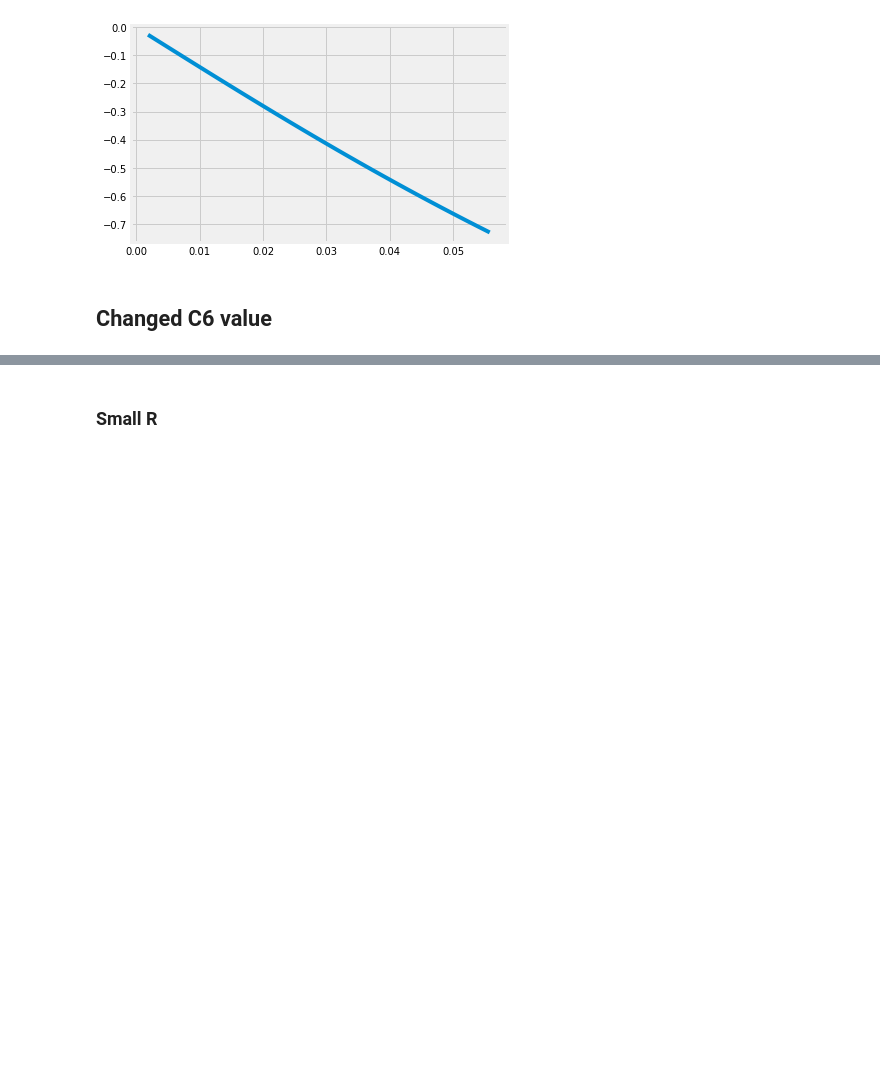
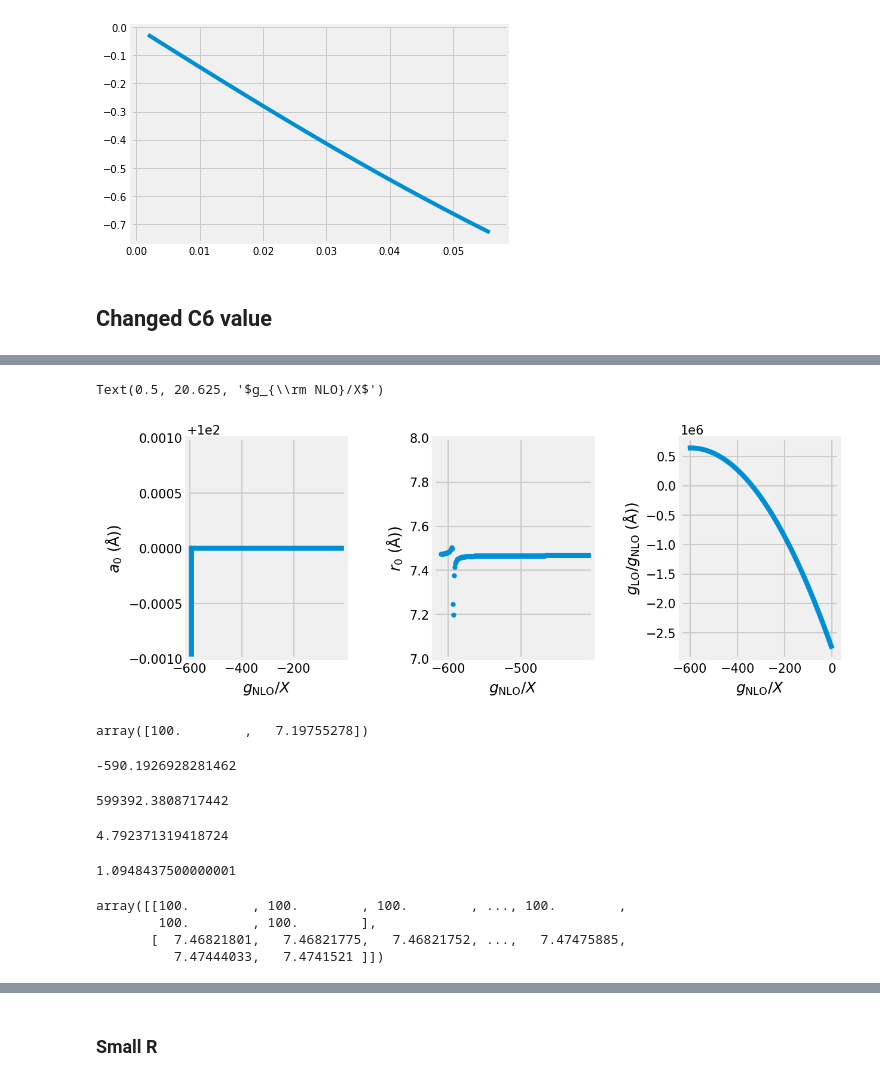
Before and after one commit to odell/vdw-nlo, a Jupyter notebook: 4He NLO Nonlocal.ipynb, the cells around one changed output, grey strips where cells are left out. Drawn from its saved outputs; the diff is of its cells as text; code cells hidden in the pictures; blank space fills up the shorter version.

Commit message:
more data points for nlo plus rg flow. also added result files

```diff
--- a/4He NLO Nonlocal.ipynb
+++ b/4He NLO Nonlocal.ipynb
@@ -143,5 +143,5 @@ len(Rs_plus)
 # %%
-NR = 19
+NR = 26
 R=Rs_plus[NR]
 print(R)
 s = he4plus.Helium4System(R, ELL)
@@ -361,0 +154,14 @@ len(plus_results)
+# %%
+xhi =-0.1
+xlo=-610.
+#xhi=0.01
+g_nlo_test = np.linspace(xhi, xlo, 740)*X
+test_results = []
+glo_refit = []
+guess = lo_plus_gs[NR]
+
+for gj in g_nlo_test:
+    result = optimize.fsolve(a0_diff, guess, args=(gj, s),xtol=1e-14)
+    test_results.append(s.a0_and_r0(result[0], gj, momenta, use_c=True))
+    glo_refit.append(result[0])
+    guess = result[0]
@@ -361,0 +195,54 @@ len(plus_results)
+# %%
+fig, ax = plt.subplots(1, 3, figsize=(2*gr*h, h), dpi=150)
+fig.patch.set_facecolor('white')
+fig.tight_layout(w_pad=4)
+ax[0].plot(g_nlo_test/X, test_results[:, 0])
+ax[1].plot(g_nlo_test/X, test_results[:, 1],'.')
+ax[2].plot(g_nlo_test/X,glo_refit)
+
+ax[0].set_ylim(99.999,100.001)
+
+ax[0].set_xlabel(r'$g_{\rm NLO}/X$')
+ax[0].set_ylabel(r'$a_0$ (Å))')
+ax[0].set_xlim(xlo,xhi)
+
+ax[1].set_xlabel(r'$g_{\rm NLO}/X$')
+ax[1].set_ylabel(r'$r_0$ (Å))');
+ax[1].set_xlim(xlo,xhi)
+ax[1].set_ylim(7,8.)
+ax[1].set_xlim(-620,-401)
+
+
+ax[2].set_ylabel(r'$g_{\rm LO}/g_{\rm NLO}$ (Å))');
+ax[2].set_xlabel(r'$g_{\rm NLO}/X$')
+# %% [output]
+Text(0.5, 20.625, '$g_{\\rm NLO}/X$')
+[figure, added]
+# %%
+test_results[718,:]
+# %% [output]
+array([100.        ,   7.19755278])
+# %%
+g_nlo_test[715]/X
+# %% [output]
+-590.1926928281462
+# %%
+glo_refit[740]
+# %% [output]
+599392.3808717442
+# %%
+he4.BETA6/R
+# %% [output]
+4.792371319418724
+# %%
+R
+# %% [output]
+1.0948437500000001
+# %%
+ii = np.where(test_results[:, 0] > 99.995)[0]
+test_results[ii, :].T
+# %% [output]
+array([[100.        , 100.        , 100.        , ..., 100.        ,
+        100.        , 100.        ],
+       [  7.46821801,   7.46821775,   7.46821752, ...,   7.47475885,
+          7.47444033,   7.4741521 ]])
```
Also changed, not shown: parts of 51 cells of this notebook, 19 other files.
